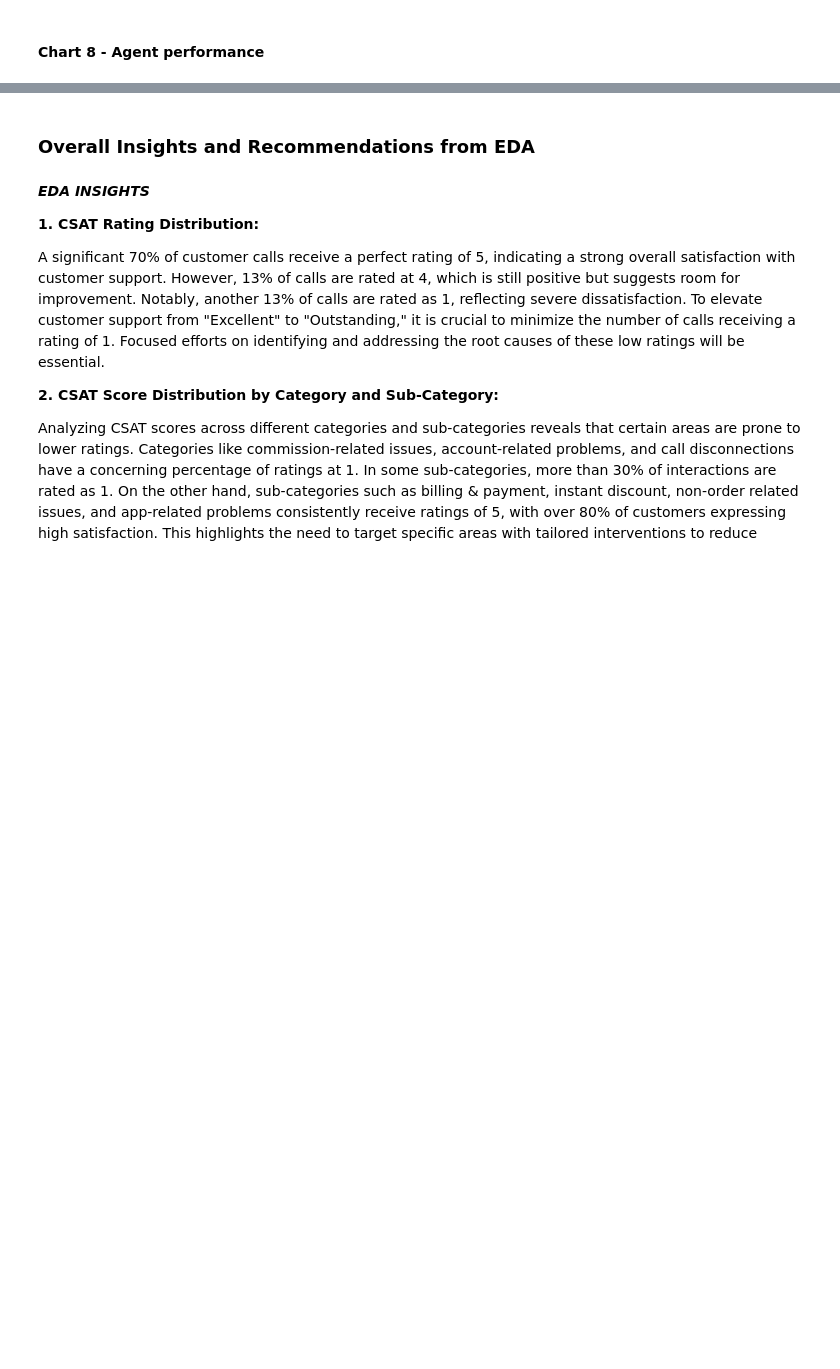
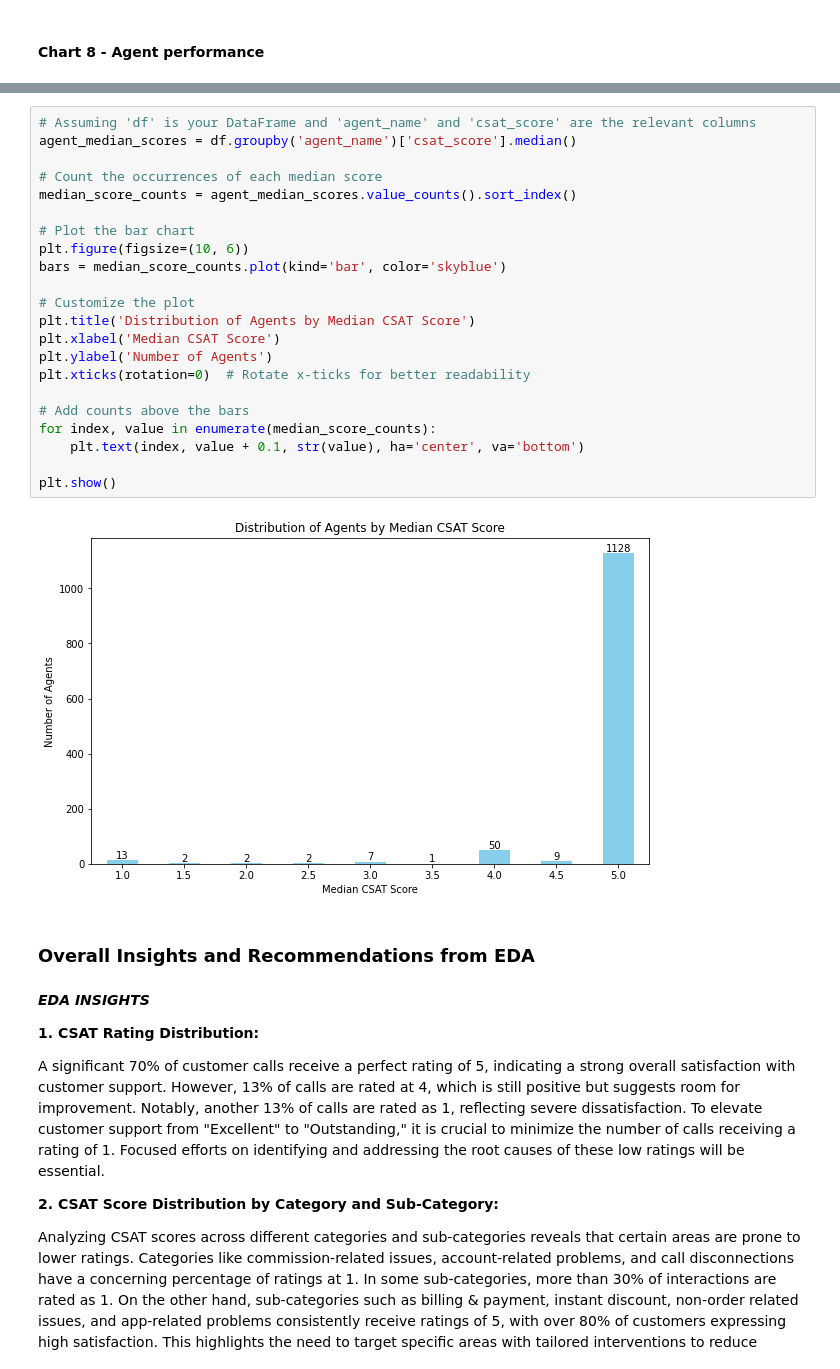
Before and after one commit to keerthana-narra/CSAT-score-prediction-DL, a Jupyter notebook: CSAT_Scores.ipynb, the cells around one changed output, grey strips where cells are left out. Drawn from its saved outputs; the diff is of its cells as text; blank space fills up the shorter version.

```diff
--- a/CSAT_Scores.ipynb
+++ b/CSAT_Scores.ipynb
@@ -421,3 +578,27 @@ print(agents_below_3.to_string(index=False))
+# %%
+# Assuming 'df' is your DataFrame and 'agent_name' and 'csat_score' are the relevant columns
+agent_median_scores = df.groupby('agent_name')['csat_score'].median()
+
+# Count the occurrences of each median score
+median_score_counts = agent_median_scores.value_counts().sort_index()
+
+# Plot the bar chart
+plt.figure(figsize=(10, 6))
+bars = median_score_counts.plot(kind='bar', color='skyblue')
+
+# Customize the plot
+plt.title('Distribution of Agents by Median CSAT Score')
+plt.xlabel('Median CSAT Score')
+plt.ylabel('Number of Agents')
+plt.xticks(rotation=0)  # Rotate x-ticks for better readability
+
+# Add counts above the bars
+for index, value in enumerate(median_score_counts):
+    plt.text(index, value + 0.1, str(value), ha='center', va='bottom')
+
+plt.show()
+# %% [output]
+[figure, added]
 # %% [markdown]
 ### **Overall Insights and Recommendations from EDA**
 # %% [markdown]
```
Also changed, not shown: parts of 41 cells of this notebook, 6 other files.
